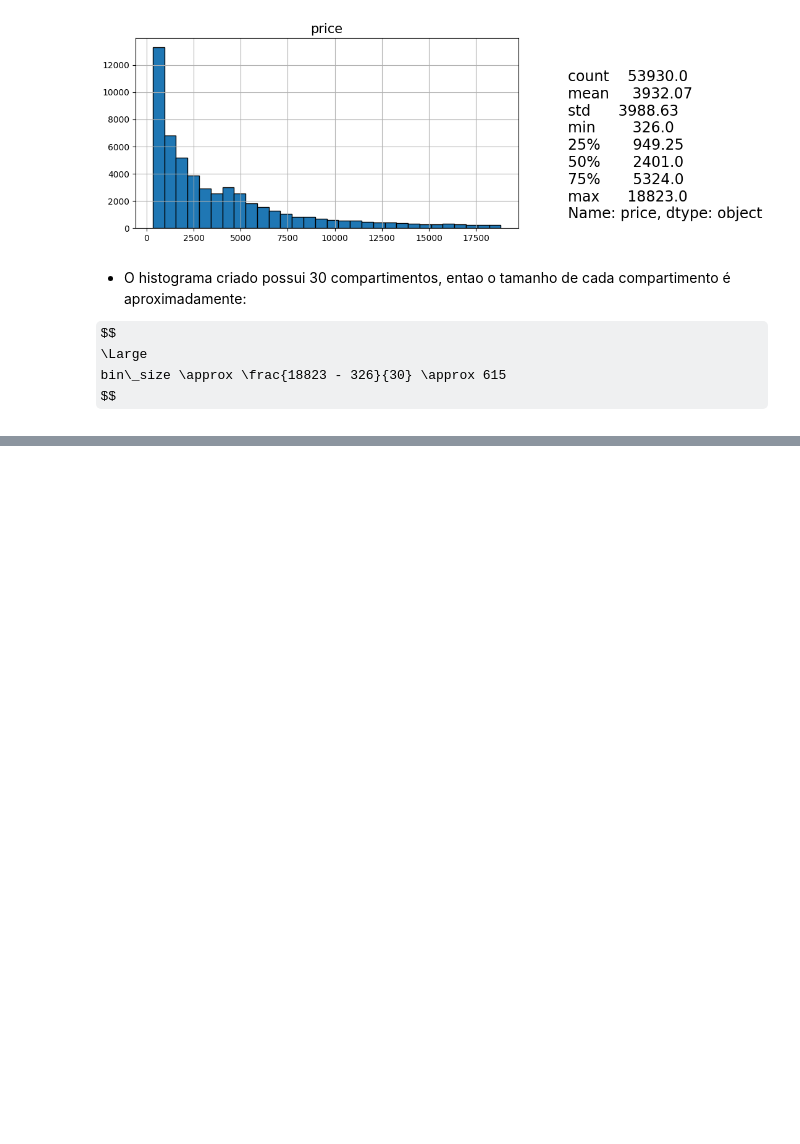
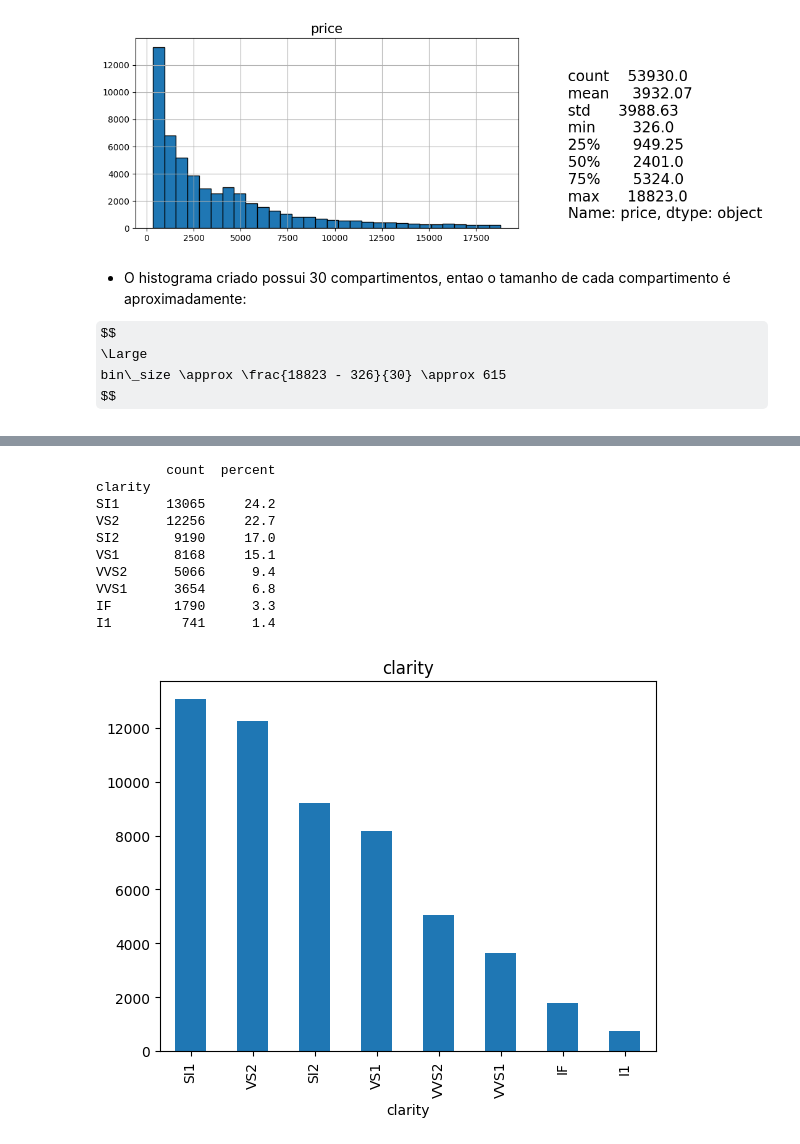
Before and after one commit to JessicaHora/Analise_preditiva_diamond_price, a Jupyter notebook: Notebooks/Eda_diamantes.ipynb, the cells around one changed output, grey strips where cells are left out. Drawn from its saved outputs; the diff is of its cells as text; code cells hidden in the pictures; some formulas as TeX source; blank space fills up the shorter version.

```diff
--- a/Notebooks/Eda_diamantes.ipynb
+++ b/Notebooks/Eda_diamantes.ipynb
@@ -168,0 +225,19 @@ $$
+# %%
+feature = categorical_features[2]
+count = diamonds[feature].value_counts()
+percent = 100*diamonds[feature].value_counts(normalize=True)
+df = pd.DataFrame({'count':count, 'percent':percent.round(1)})
+print(df)
+count.plot(kind='bar', title=feature);
+# %% [output]
+         count  percent
+clarity
+SI1      13065     24.2
+VS2      12256     22.7
+SI2       9190     17.0
+VS1       8168     15.1
+VVS2      5066      9.4
+VVS1      3654      6.8
+IF        1790      3.3
+I1         741      1.4
+[figure, added]
```
Also changed, not shown: parts of 22 cells of this notebook.
